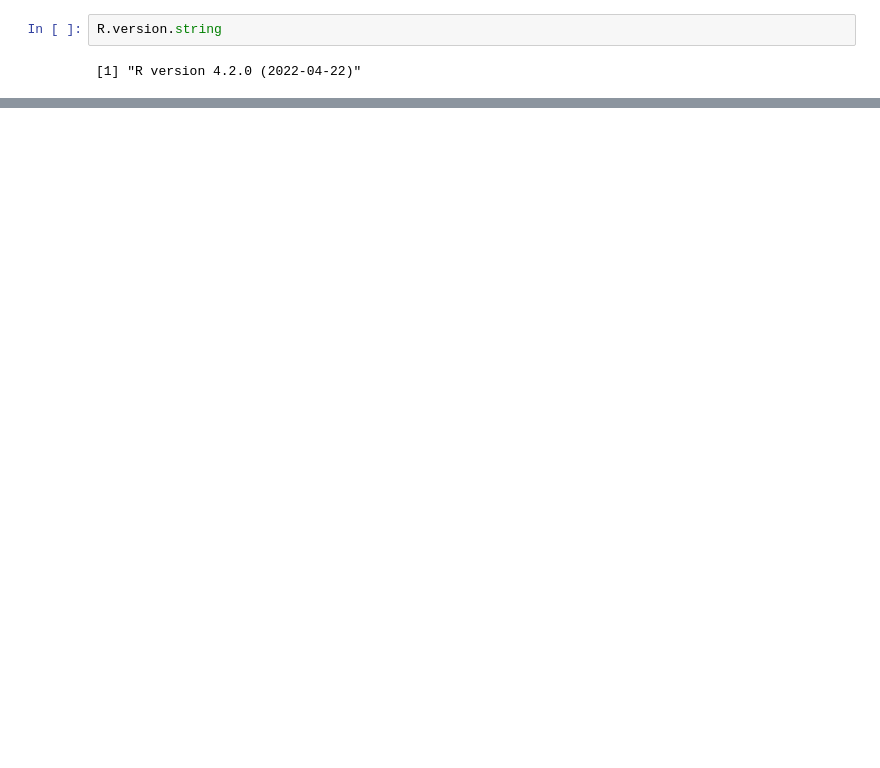
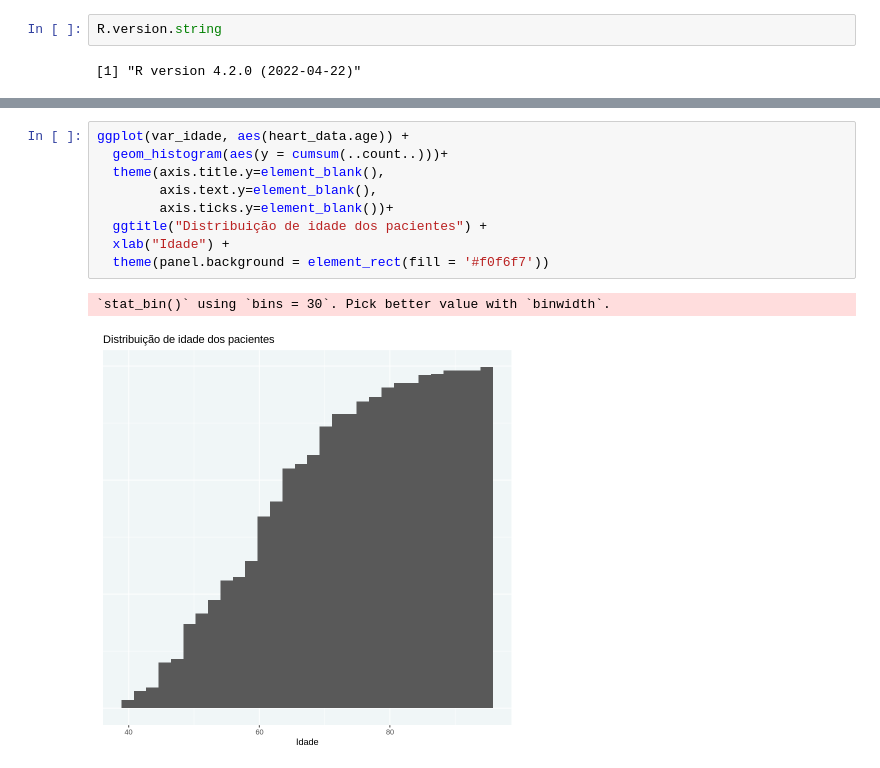
Before and after one commit to aamgoulart/heart-failure-analysis, a Jupyter notebook: Trabalho_final_Prob.ipynb, the cells around one changed output, grey strips where cells are left out. Saved outputs shown, nothing was run; the diff lists cells and outputs as text; blank space fills up the shorter version.

```diff
--- a/Trabalho_final_Prob.ipynb
+++ b/Trabalho_final_Prob.ipynb
@@ -49,0 +122,12 @@ dataset$age
+# %%
+ggplot(var_idade, aes(heart_data.age)) +
+  geom_histogram(aes(y = cumsum(..count..)))+
+  theme(axis.title.y=element_blank(),
+        axis.text.y=element_blank(),
+        axis.ticks.y=element_blank())+
+  ggtitle("Distribuição de idade dos pacientes") +
+  xlab("Idade") +
+  theme(panel.background = element_rect(fill = '#f0f6f7'))
+# %% [output]
+`stat_bin()` using `bins = 30`. Pick better value with `binwidth`.
+[figure, added]
```
Also changed, not shown: parts of 14 cells of this notebook.
